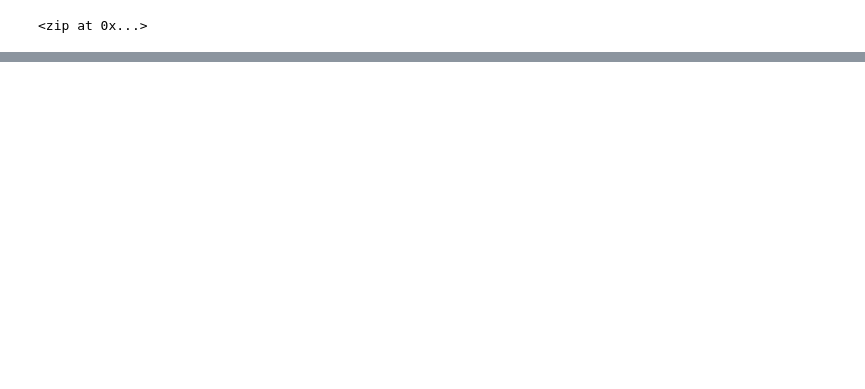
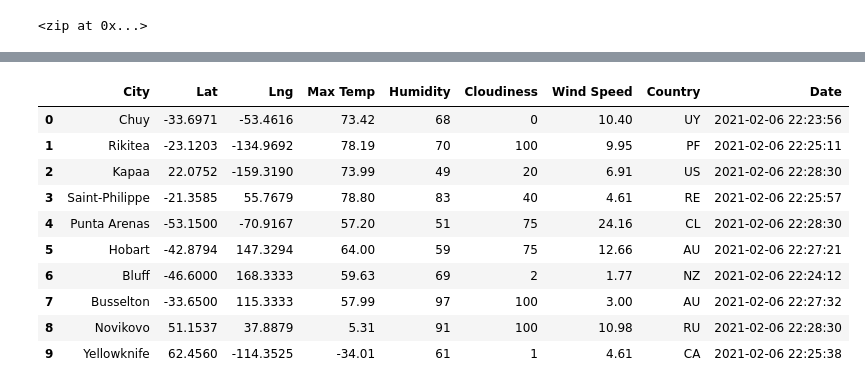
Before and after one commit to AaraniSivasekaram/World_Weather_Analysis, a Jupyter notebook: WeatherPy.ipynb, the cells around one changed output, grey strips where cells are left out. Cells and saved outputs as stored; diff of their text form; code cells hidden in the pictures; blank space fills up the shorter version.

Commit message:
Added updated WeatherPy file and weather_data csv file with info on 500+ cities

```diff
--- a/WeatherPy.ipynb
+++ b/WeatherPy.ipynb
@@ -31,0 +38,4 @@ len(cities)
+# %%
+# Starting URL for Weather Map API Call.
+url = "http://api.openweathermap.org/data/2.5/weather?units=Imperial&APPID=" + weather_api_key
+print(url)
@@ -31,0 +125,16 @@ len(cities)
+# %%
+# Convert the array of dictionaries to a Pandas DataFrame.
+city_data_df = pd.DataFrame(city_data)
+city_data_df.head(10)
+# %% [output]
+|  | City | Lat | Lng | Max Temp | Humidity | Cloudiness | Wind Speed | Country | Date |
+| 0 | Chuy | -33.6971 | -53.4616 | 73.42 | 68 | 0 | 10.40 | UY | 2021-02-06 22:23:56 |
+| 1 | Rikitea | -23.1203 | -134.9692 | 78.19 | 70 | 100 | 9.95 | PF | 2021-02-06 22:25:11 |
+| 2 | Kapaa | 22.0752 | -159.3190 | 73.99 | 49 | 20 | 6.91 | US | 2021-02-06 22:28:30 |
+| 3 | Saint-Philippe | -21.3585 | 55.7679 | 78.80 | 83 | 40 | 4.61 | RE | 2021-02-06 22:25:57 |
+| 4 | Punta Arenas | -53.1500 | -70.9167 | 57.20 | 51 | 75 | 24.16 | CL | 2021-02-06 22:28:30 |
+| 5 | Hobart | -42.8794 | 147.3294 | 64.00 | 59 | 75 | 12.66 | AU | 2021-02-06 22:27:21 |
+| 6 | Bluff | -46.6000 | 168.3333 | 59.63 | 69 | 2 | 1.77 | NZ | 2021-02-06 22:24:12 |
+| 7 | Busselton | -33.6500 | 115.3333 | 57.99 | 97 | 100 | 3.00 | AU | 2021-02-06 22:27:32 |
+| 8 | Novikovo | 51.1537 | 37.8879 | 5.31 | 91 | 100 | 10.98 | RU | 2021-02-06 22:28:30 |
+| 9 | Yellowknife | 62.4560 | -114.3525 | -34.01 | 61 | 1 | 4.61 | CA | 2021-02-06 22:25:38 |
```
Also changed, not shown: parts of 7 cells of this notebook, 5 other files.
